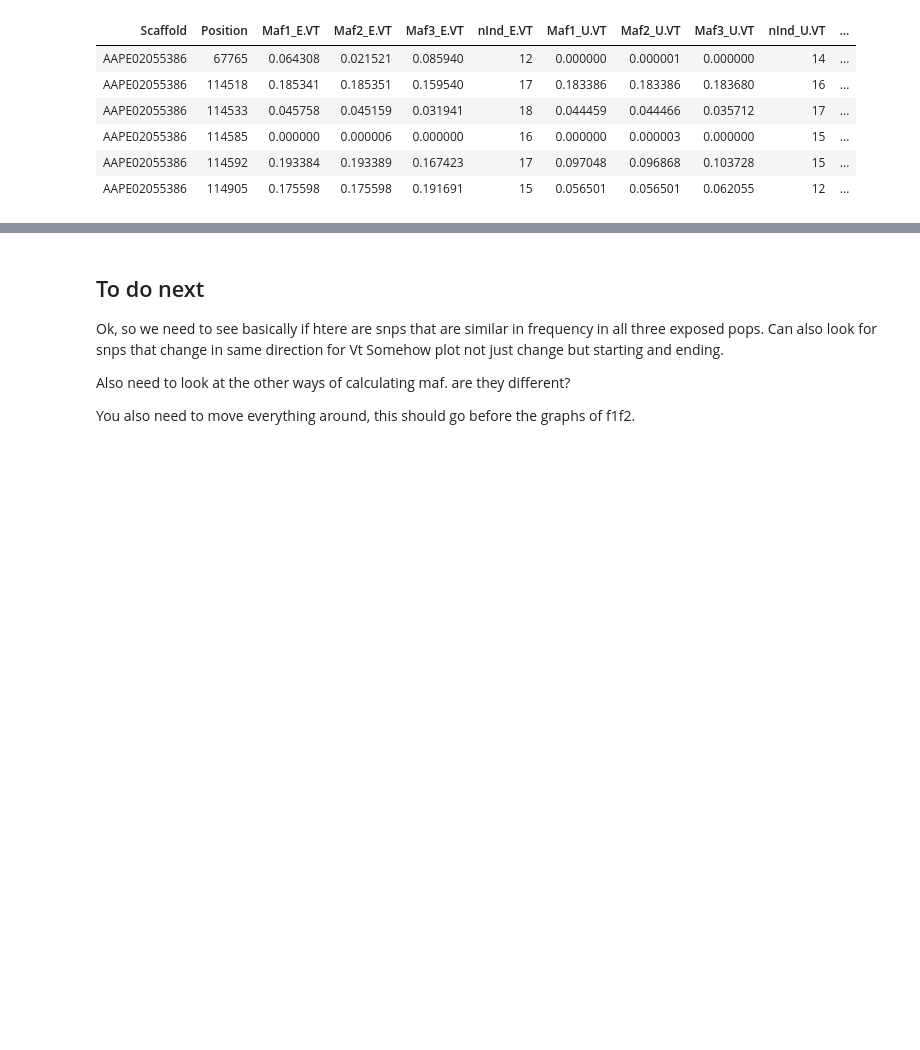
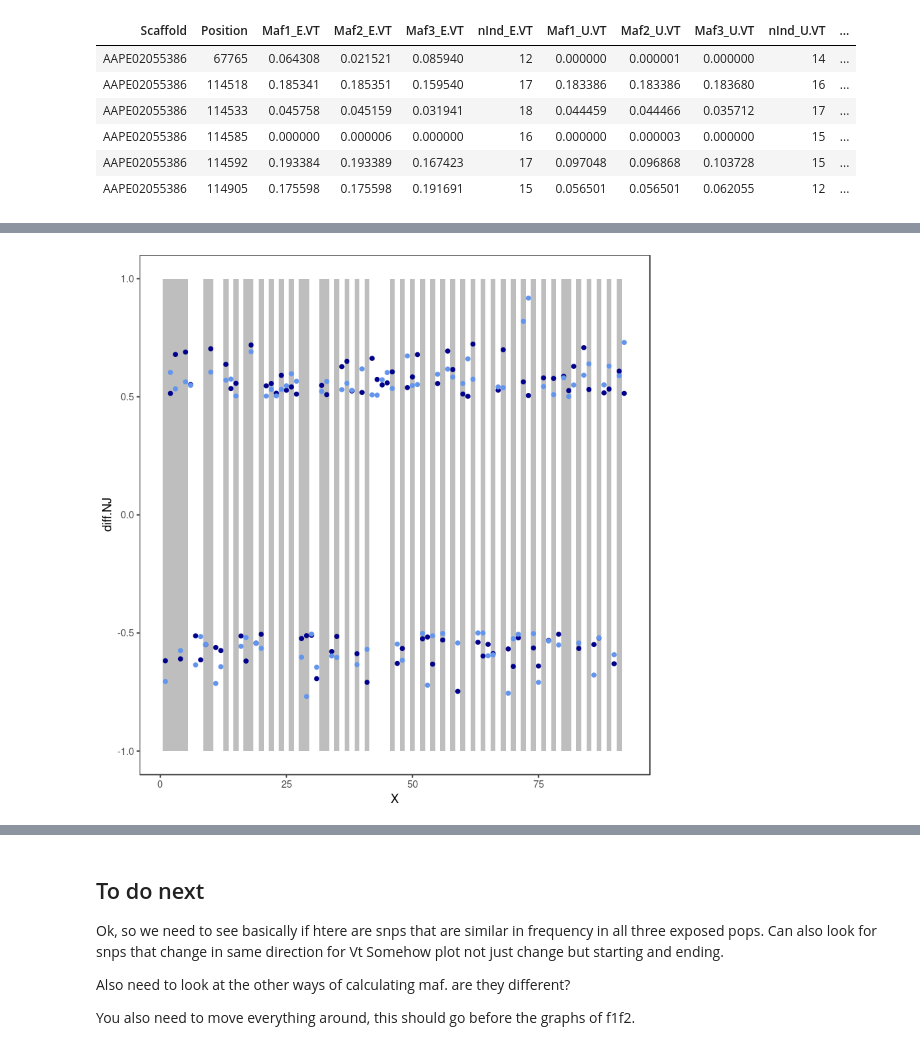
Before and after one commit to sagw/WNS_WGS, a Jupyter notebook: Notebooks/Angsd_all_SNP_graphs.ipynb, the cells around one changed output, grey strips where cells are left out. Saved outputs shown, nothing was run; the diff lists cells and outputs as text; code cells hidden in the pictures; blank space fills up the shorter version.

```diff
--- a/Notebooks/Angsd_all_SNP_graphs.ipynb
+++ b/Notebooks/Angsd_all_SNP_graphs.ipynb
@@ -390,0 +431,11 @@ write.csv(mafsNJNY50SigVT, file="~/WGS/SNPS/All_mylu/snps/njnyeu50SigMafsVT.csv"
+# %%
+print(ggplot()+geom_rect(data=mafsNJNY50SigVT, (aes(xmin=X-0.5, xmax=X+0.5,
+ymin=-1, ymax=1, fill=factor(Scaffold)))) +
+scale_fill_manual(values=rep(c("grey", "white"), 38), guide=FALSE)
+      + geom_point(data=mafsNJNY50SigVT, aes(x=X, y=diff.NJ), colour="darkblue")+ theme_bw()
+    + theme( panel.grid.minor = element_blank(), panel.grid.major = element_blank())
+    + geom_point(data=mafsNJNY50SigVT, aes(x=X, y=diff.NY), colour="cornflowerblue")
+     + ylim(-1, 1)
+     )
+# %% [output]
+[figure, added]
```
Also changed, not shown: parts of 13 cells of this notebook, 1 other file.
